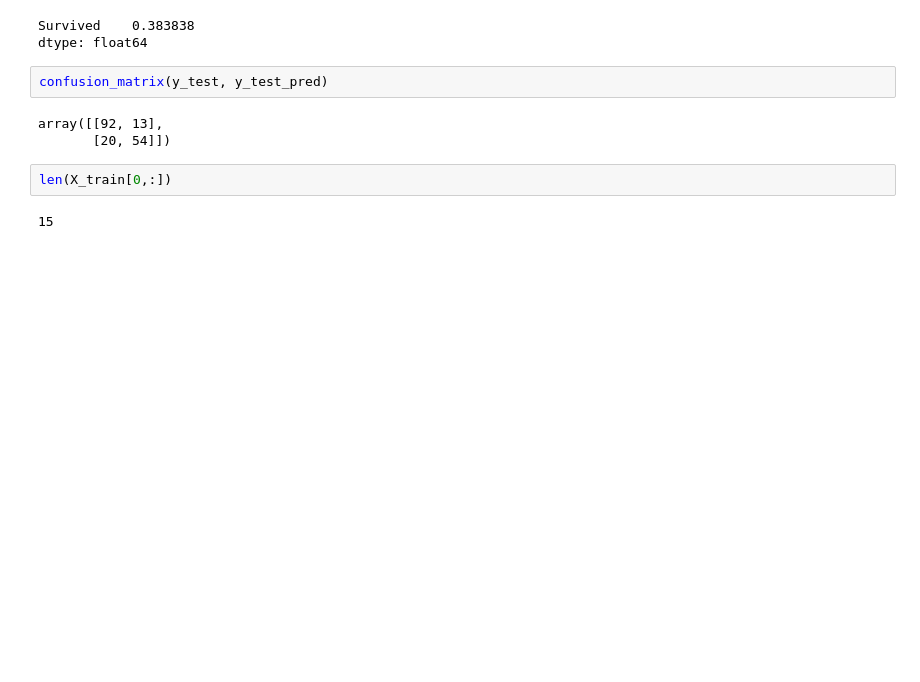
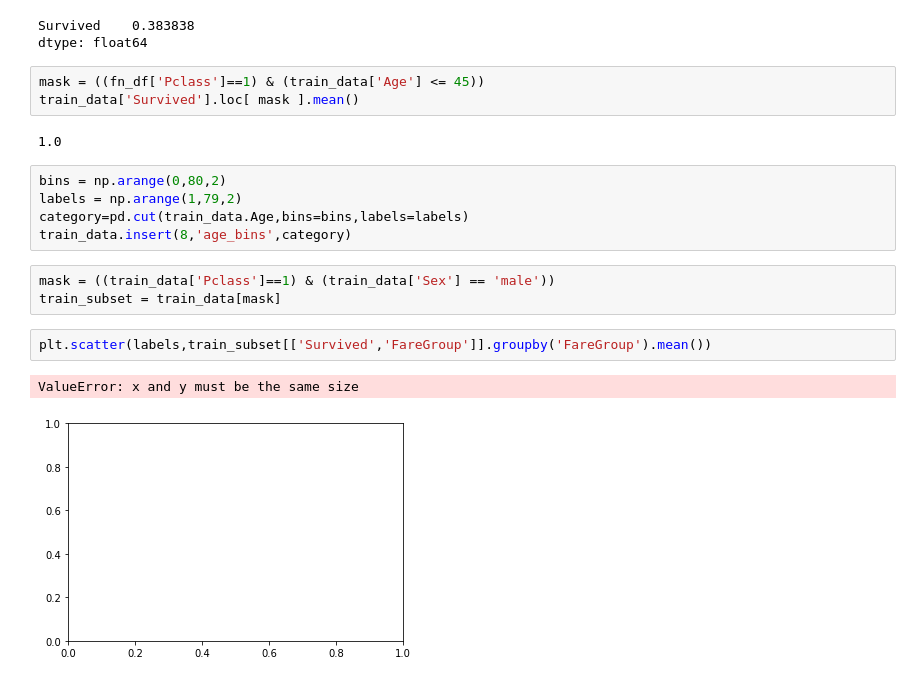
Before and after one commit to talele08/notebook, a Jupyter notebook: Titanic.ipynb, the cells around one changed output. Cells and saved outputs as stored; diff of their text form; blank space fills up the shorter version.

```diff
--- a/Titanic.ipynb
+++ b/Titanic.ipynb
@@ -361,13 +449,22 @@ train_data[['Survived']].mean()
 # %% [output]
 Survived    0.383838
 dtype: float64
-# %%
-confusion_matrix(y_test, y_test_pred)
-# %% [output]
-array([[92, 13],
-       [20, 54]])
-# %%
-len(X_train[0,:])
-# %% [output]
-15
+# %%
+mask = ((fn_df['Pclass']==1) & (train_data['Age'] <= 45))
+train_data['Survived'].loc[ mask ].mean()
+# %% [output]
+1.0
+# %%
+bins = np.arange(0,80,2)
+labels = np.arange(1,79,2)
+category=pd.cut(train_data.Age,bins=bins,labels=labels)
+train_data.insert(8,'age_bins',category)
+# %%
+mask = ((train_data['Pclass']==1) & (train_data['Sex'] == 'male'))
+train_subset = train_data[mask]
+# %%
+plt.scatter(labels,train_subset[['Survived','FareGroup']].groupby('FareGroup').mean())
+# %% [output]
+ValueError: x and y must be the same size
+[figure, added]
 # %%
```
Also changed, not shown: parts of 59 cells of this notebook, 5 other files.
